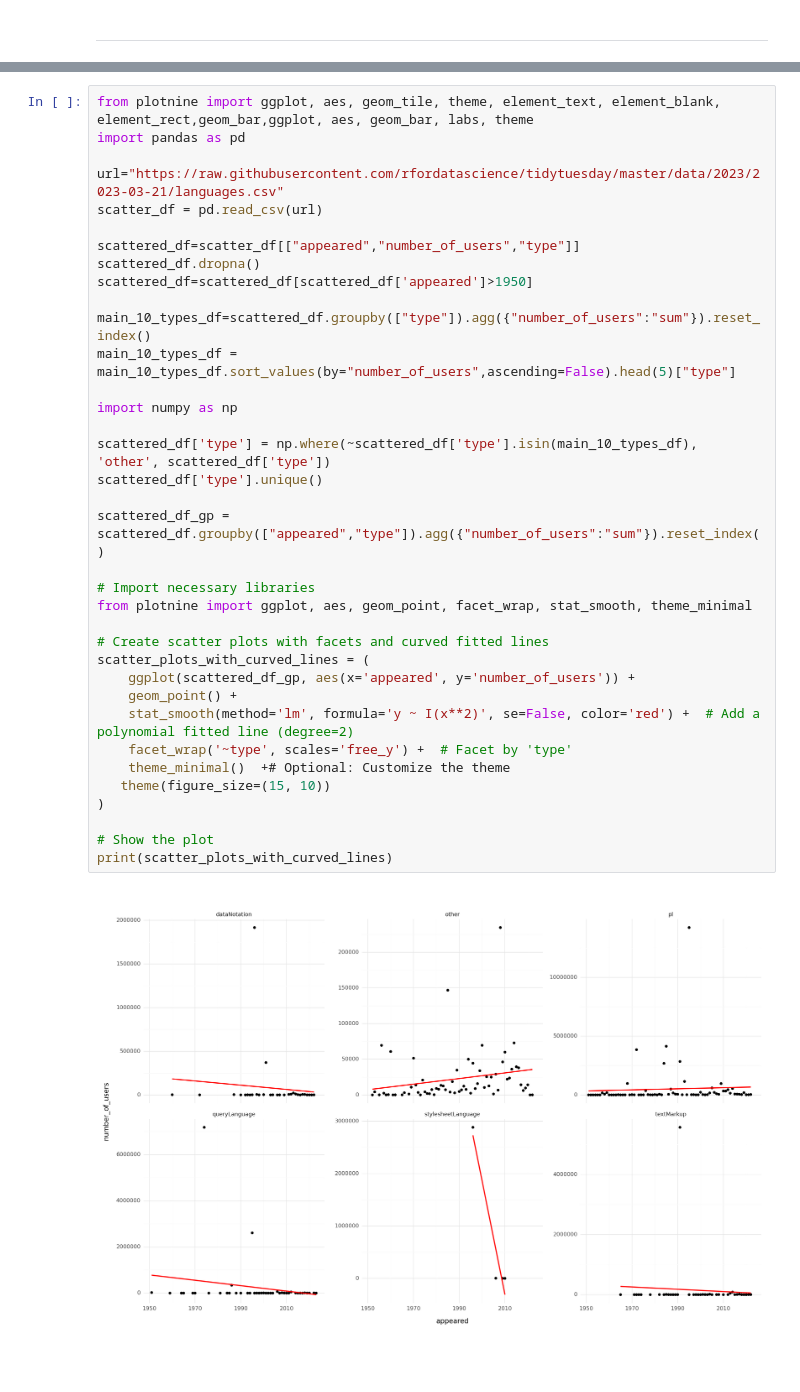
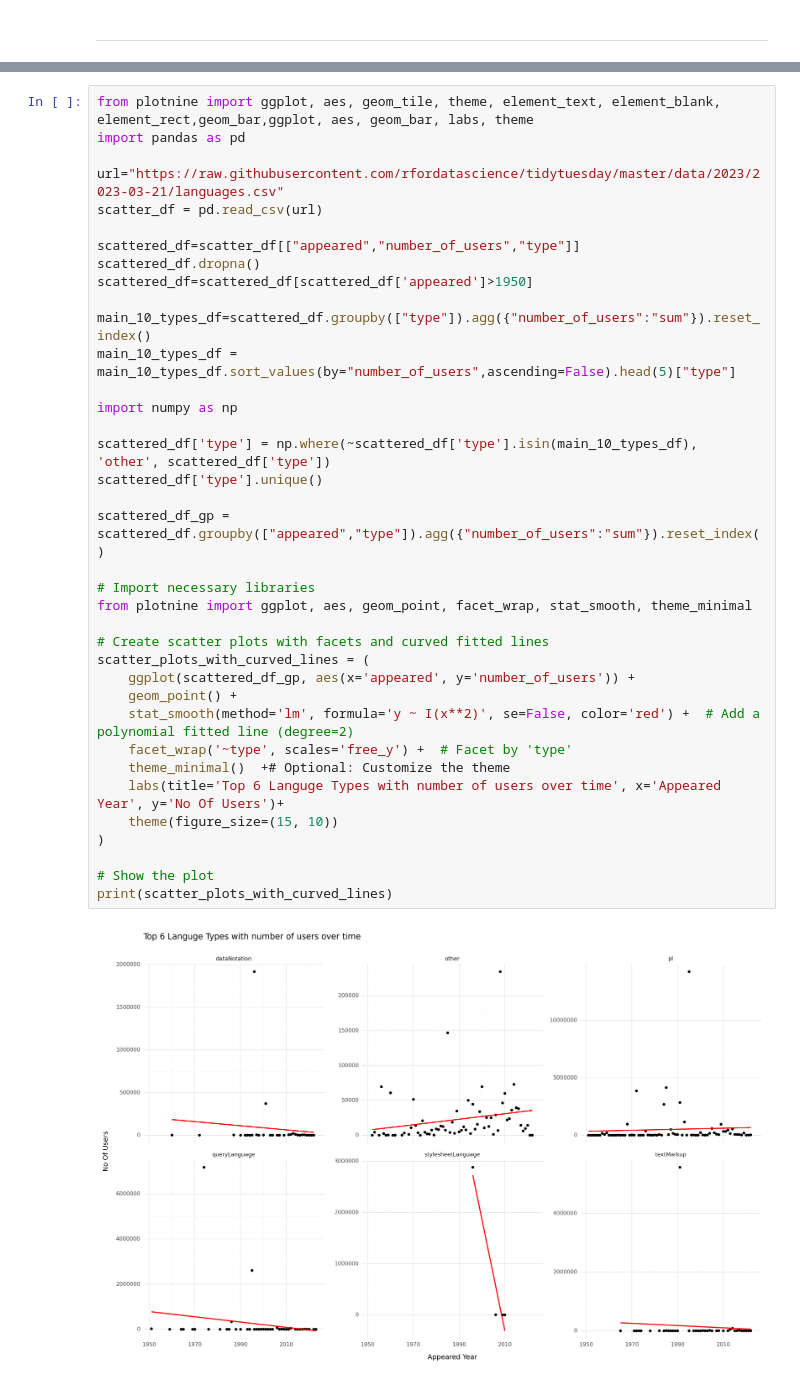
Before and after one commit to madhumsc/TidyTuesday, a Jupyter notebook: final/ MSC-DSA-098.ipynb, the cells around one changed output, grey strips where cells are left out. Cells and saved outputs as stored; diff of their text form.

```diff
--- a/final/ MSC-DSA-098.ipynb
+++ b/final/ MSC-DSA-098.ipynb
@@ -167,32 +180,33 @@ scatter_df = pd.read_csv(url)
 
 scattered_df=scatter_df[["appeared","number_of_users","type"]]
 scattered_df.dropna()
 scattered_df=scattered_df[scattered_df['appeared']>1950]
 
 main_10_types_df=scattered_df.groupby(["type"]).agg({"number_of_users":"sum"}).reset_index()
 main_10_types_df = main_10_types_df.sort_values(by="number_of_users",ascending=False).head(5)["type"]
 
 import numpy as np
 
 scattered_df['type'] = np.where(~scattered_df['type'].isin(main_10_types_df), 'other', scattered_df['type'])
 scattered_df['type'].unique()
 
 scattered_df_gp = scattered_df.groupby(["appeared","type"]).agg({"number_of_users":"sum"}).reset_index()
 
 # Import necessary libraries
 from plotnine import ggplot, aes, geom_point, facet_wrap, stat_smooth, theme_minimal
 
 # Create scatter plots with facets and curved fitted lines
 scatter_plots_with_curved_lines = (
     ggplot(scattered_df_gp, aes(x='appeared', y='number_of_users')) +
     geom_point() +
     stat_smooth(method='lm', formula='y ~ I(x**2)', se=False, color='red') +  # Add a polynomial fitted line (degree=2)
     facet_wrap('~type', scales='free_y') +  # Facet by 'type'
     theme_minimal()  +# Optional: Customize the theme
-   theme(figure_size=(15, 10))
+    labs(title='Top 6 Languge Types with number of users over time', x='Appeared Year', y='No Of Users')+
+    theme(figure_size=(15, 10))
 )
 
 # Show the plot
 print(scatter_plots_with_curved_lines)
 # %% [output]
-[figure, old version]
+[figure, new version]
```
Also changed, not shown: parts of 13 cells of this notebook.
